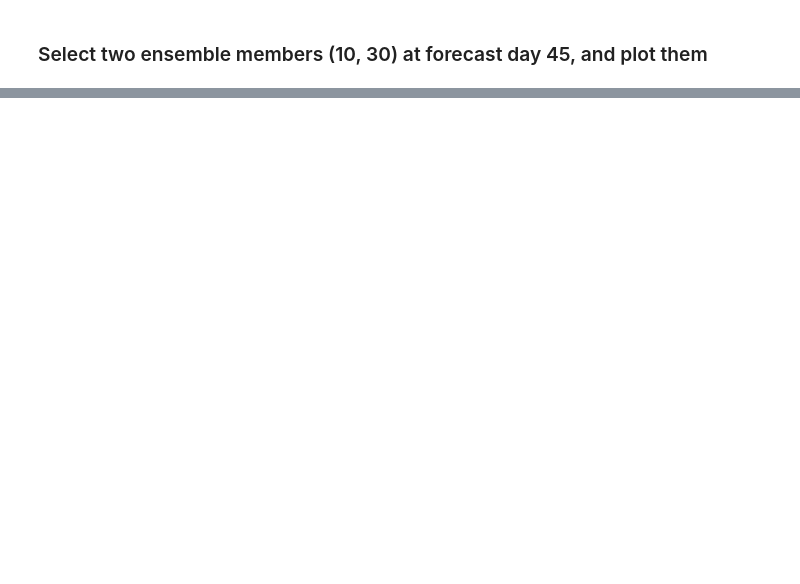
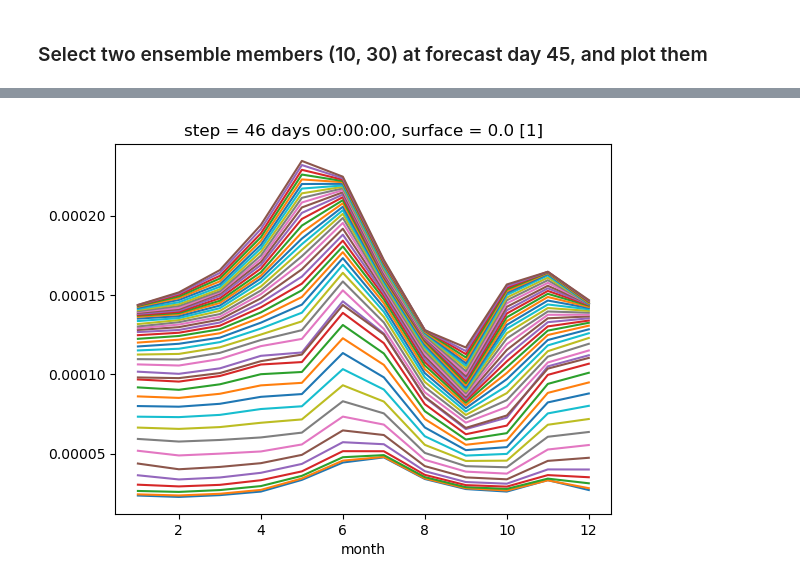
Before and after one commit to lzampier/sea_ice_projects_ictp, a Jupyter notebook: scripts/s2s_explorer.ipynb, the cells around one changed output, grey strips where cells are left out. Saved outputs shown, nothing was run; the diff lists cells and outputs as text; code cells hidden in the pictures; blank space fills up the shorter version.

```diff
--- a/scripts/s2s_explorer.ipynb
+++ b/scripts/s2s_explorer.ipynb
@@ -46,0 +228,27 @@ ds.ci.isel(number=30).isel(step=45).plot(x='longitude', y='latitude', cmap=cmoce
+# %%
+# compute the area weights by latitude two ways and compare
+# since simple cosine weighting doesn't work at the 90N and 90S grid latitude
+
+lat=ds.latitude
+earthrad=6.37122e6
+deg2rad=np.pi/180;
+lat_bounds=np.zeros(len(lat)+1)
+lat_bounds[0]=90.
+lat_bounds[-1]=-90.
+lat_bounds[1:-1]=(lat[0:-1].values+lat[1:].values)/2.
+print(lat_bounds)
+
+# steps in sin(latitude)
+del_phi=np.sin(lat_bounds[1:]*deg2rad)-np.sin(lat_bounds[0:-1]*deg2rad)
+
+#cellarea=del_phi*2.*np.pi*earthrad**2/nlon;
+#cellarea=cellarea'*ones(1,nlon);
+weights=del_phi/np.sum(del_phi)
+weights2=np.cos(ds.latitude*deg2rad)
+weights2=weights2/weights2.sum()
+# fix end points of weights2
+weights2[0]=weights[0]
+weights2[-1]=weights[-1]
+
+plt.plot(ds.latitude,weights)
+plt.plot(ds.latitude,weights2)
@@ -46,0 +271,5 @@ ds.ci.isel(number=30).isel(step=45).plot(x='longitude', y='latitude', cmap=cmoce
+# %%
+for i in stdallclimo.step:
+    (stdallclimo.sel(step=i)*weights2).isel(latitude=range(0,24)).mean(dim='latitude').mean(dim='longitude').plot()
+# %% [output]
+[figure, added]
```
Also changed, not shown: parts of 18 cells of this notebook, 1 other file.
